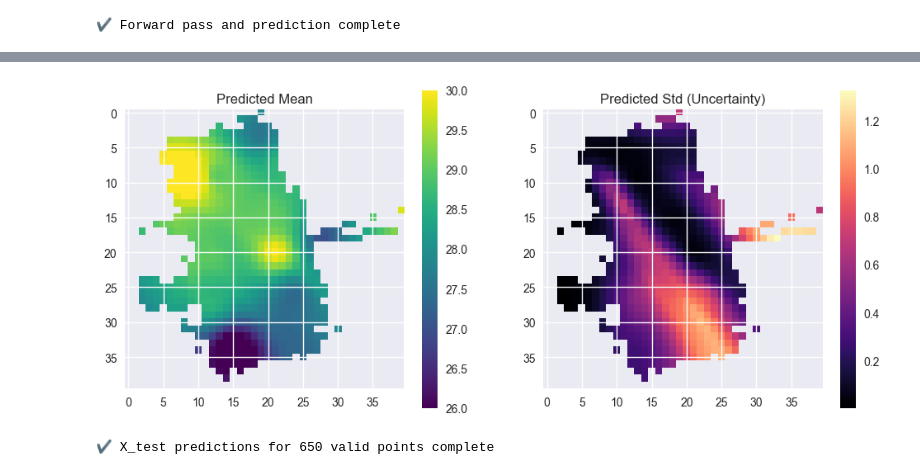
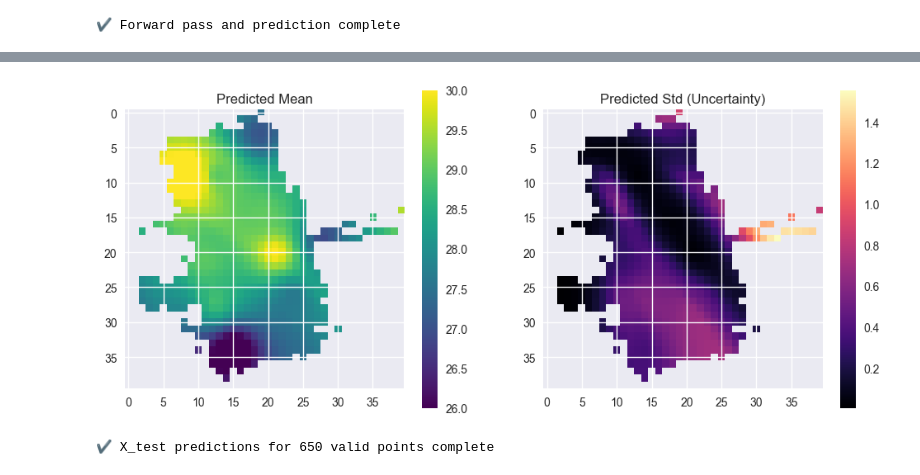
Before and after one commit to longwei-xiao/PyTorch-VAE, a Jupyter notebook: cvae_m2.ipynb, the cells around one changed output, grey strips where cells are left out. Saved outputs shown, nothing was run; the diff lists cells and outputs as text; code cells hidden in the pictures.

```diff
--- a/cvae_m2.ipynb
+++ b/cvae_m2.ipynb
@@ -613,41 +614,41 @@ import matplotlib.pyplot as plt
 # ================================================================
 # 5. Extract predictions at the 650 valid locations
 # ================================================================
-mu_vals = mu_pred[6, :, 0].cpu().numpy()
+mu_vals = mu_pred[30, :, 0].cpu().numpy()
 
 # De-normalize using IDW interpolated stats
 mu_orig = mu_vals * interp_std_650 + interp_mean_650
 
-std_vals = std_pred[6,:,0].cpu().numpy()
+std_vals = std_pred[30,:,0].cpu().numpy()
 
 # De-normalize using IDW interpolated stats
 std_orig = std_vals * interp_std_650
 
 mu_full_grid = np.zeros((H, W), dtype=np.float32)
 mu_full_grid[valid_y_cpu,valid_x_cpu] = mu_orig
 
 std_full_grid = np.zeros((H, W), dtype=np.float32)
 std_full_grid[valid_y_cpu,valid_x_cpu] = std_orig
 
 masked_mu = np.ma.masked_where(mu_full_grid == 0, mu_full_grid)
 
 masked_std = np.ma.masked_where(std_full_grid == 0, std_full_grid)
 # -----------------------------
 # Visualization
 # -----------------------------
 fig, axs = plt.subplots(1, 2, figsize=(12, 5))
 
 im0 = axs[0].imshow(masked_mu, cmap='viridis',vmin = 26, vmax= 30)
 axs[0].set_title("Predicted Mean")
 fig.colorbar(im0, ax=axs[0])
 
 im1 = axs[1].imshow(masked_std, cmap='magma')
 axs[1].set_title("Predicted Std (Uncertainty)")
 fig.colorbar(im1, ax=axs[1])
 
 plt.show()
 # %% [output]
-[figure, old version]
+[figure, new version]
 # %%
 # ================================================================
 # 1️⃣ Extract Test Sensor Coordinates
```
Also changed, not shown: parts of 13 cells of this notebook, 3 other files.
